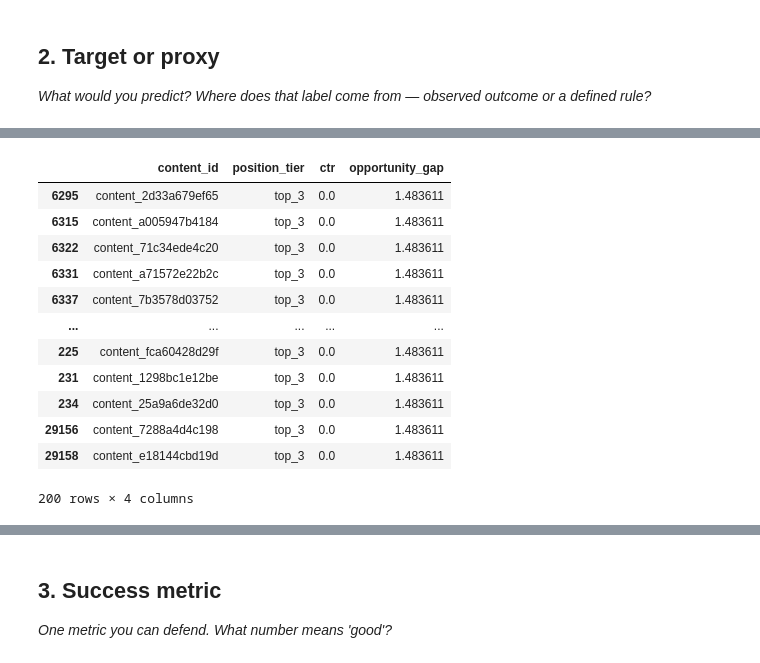
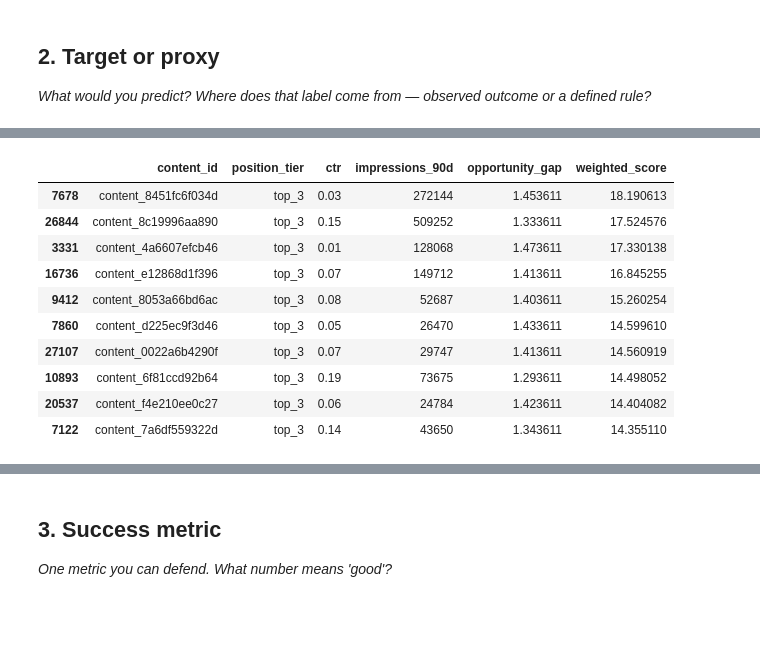
Before and after one commit to moath177/flyrank, a Jupyter notebook: work/notebooks/w02_ml_task_framing.ipynb, the cells around one changed output, grey strips where cells are left out. Cells and saved outputs as stored; diff of their text form; code cells hidden in the pictures; blank space fills up the shorter version.

```diff
--- a/work/notebooks/w02_ml_task_framing.ipynb
+++ b/work/notebooks/w02_ml_task_framing.ipynb
@@ -102,24 +114,29 @@ have to be careful it stays a *proxy* for opportunity, not treated as proven gro
 # %%
-# "no_data" tier pages have avg_position == 0 -- no real ranking signal, exclude them
+import numpy as np
+
+# Step 0: keep only pages with a real position signal
 valid = df[df["position_tier"] != "no_data"].copy()
 
+# Step 1: raw gap vs. tier-level expected CTR
 expected_ctr = valid.groupby("position_tier")["ctr"].transform("mean")
 valid["opportunity_gap"] = expected_ctr - valid["ctr"]
 
-valid[["content_id", "position_tier", "ctr", "opportunity_gap"]] \
-    .sort_values("opportunity_gap", ascending=False) \
-    .head(200)
+# Step 2: weight by traffic volume so low-impression pages don't dominate/tie
+valid["weighted_score"] = valid["opportunity_gap"] * np.log1p(valid["impressions_90d"])
+
+valid[["content_id", "position_tier", "ctr", "impressions_90d",
+       "opportunity_gap", "weighted_score"]] \
+    .sort_values("weighted_score", ascending=False) \
+    .head(10)
 # %% [output]
-|  | content_id | position_tier | ctr | opportunity_gap |
-| 6295 | content_2d33a679ef65 | top_3 | 0.0 | 1.483611 |
-| 6315 | content_a005947b4184 | top_3 | 0.0 | 1.483611 |
-| 6322 | content_71c34ede4c20 | top_3 | 0.0 | 1.483611 |
-| 6331 | content_a71572e22b2c | top_3 | 0.0 | 1.483611 |
-| 6337 | content_7b3578d03752 | top_3 | 0.0 | 1.483611 |
-| ... | ... | ... | ... | ... |
-| 225 | content_fca60428d29f | top_3 | 0.0 | 1.483611 |
-| 231 | content_1298bc1e12be | top_3 | 0.0 | 1.483611 |
-| 234 | content_25a9a6de32d0 | top_3 | 0.0 | 1.483611 |
-| 29156 | content_7288a4d4c198 | top_3 | 0.0 | 1.483611 |
-| 29158 | content_e18144cbd19d | top_3 | 0.0 | 1.483611 |
+|  | content_id | position_tier | ctr | impressions_90d | opportunity_gap | weighted_score |
+| 7678 | content_8451fc6f034d | top_3 | 0.03 | 272144 | 1.453611 | 18.190613 |
+| 26844 | content_8c19996aa890 | top_3 | 0.15 | 509252 | 1.333611 | 17.524576 |
+| 3331 | content_4a6607efcb46 | top_3 | 0.01 | 128068 | 1.473611 | 17.330138 |
+| 16736 | content_e12868d1f396 | top_3 | 0.07 | 149712 | 1.413611 | 16.845255 |
+| 9412 | content_8053a66bd6ac | top_3 | 0.08 | 52687 | 1.403611 | 15.260254 |
+| 7860 | content_d225ec9f3d46 | top_3 | 0.05 | 26470 | 1.433611 | 14.599610 |
+| 27107 | content_0022a6b4290f | top_3 | 0.07 | 29747 | 1.413611 | 14.560919 |
+| 10893 | content_6f81ccd92b64 | top_3 | 0.19 | 73675 | 1.293611 | 14.498052 |
+| 20537 | content_f4e210ee0c27 | top_3 | 0.06 | 24784 | 1.423611 | 14.404082 |
+| 7122 | content_7a6df559322d | top_3 | 0.14 | 43650 | 1.343611 | 14.355110 |
-200 rows × 4 columns
```
Also changed, not shown: parts of 9 cells of this notebook.
